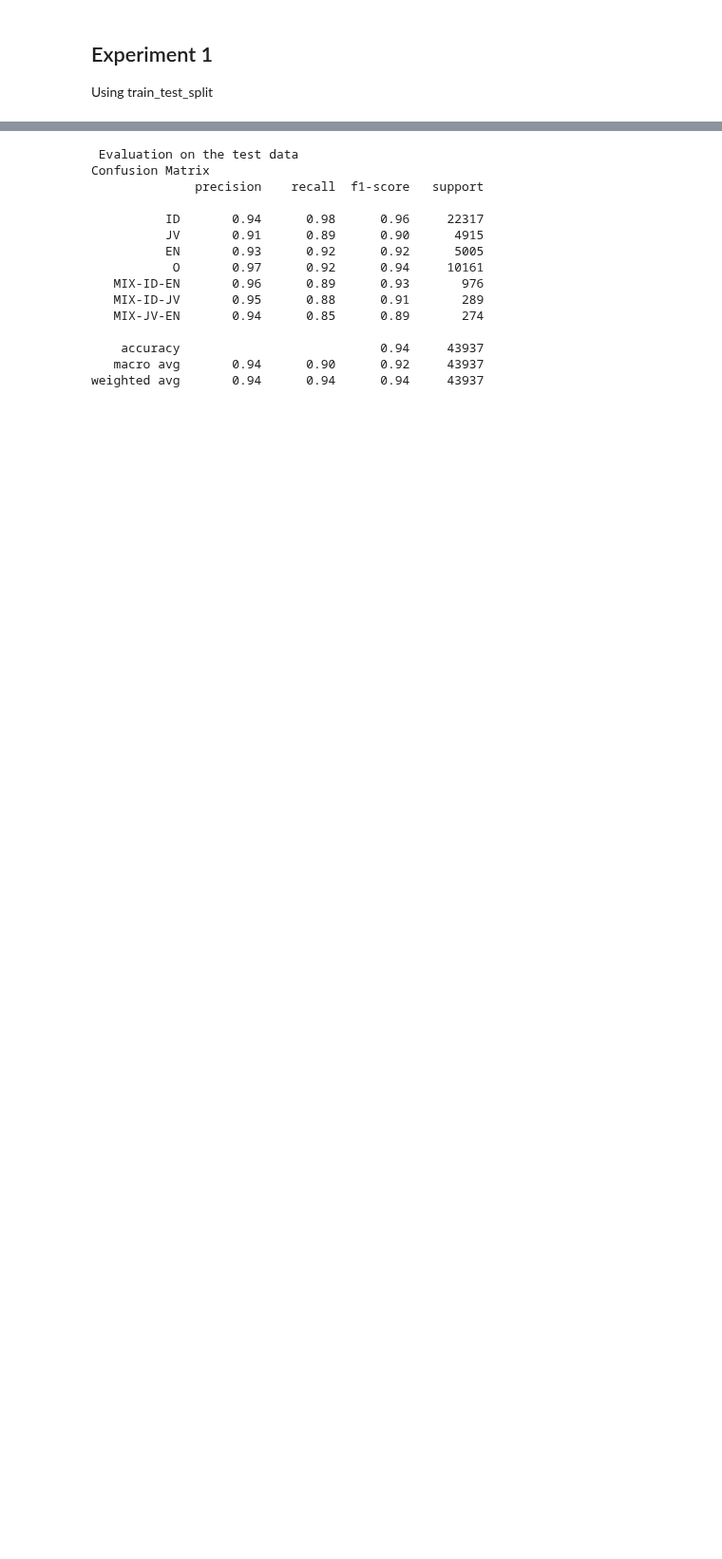
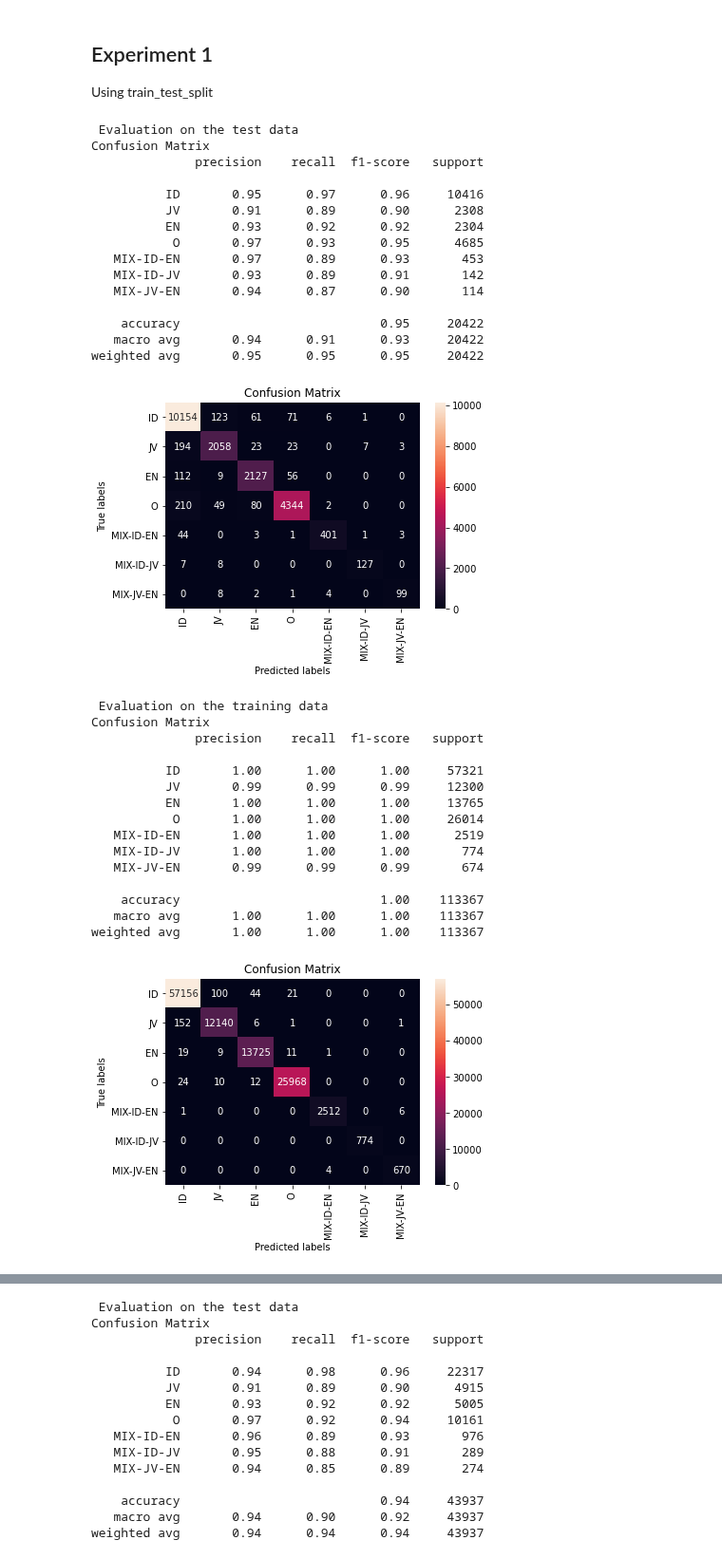
Before and after one commit to fathanick/Word-level-Indonesian-Javanese-English-code-mixed-language-identification, a Jupyter notebook: crf/comlid_crf.ipynb, the cells around one changed output, grey strips where cells are left out. Shown at 95% size. Cells and saved outputs as stored; diff of their text form; code cells hidden in the pictures; blank space fills up the shorter version.

```diff
--- a/crf/comlid_crf.ipynb
+++ b/crf/comlid_crf.ipynb
@@ -9,3 +9,38 @@ langid = LanguageIdentifier()
 Using train_test_split
 # %%
 data = read_tsv('../dataset/all-merged-data-140422.tsv')
+# %%
+langid.pipeline_merge(data, test_size=0.15, model_name='model_merge_8_2.pkl')
+# %% [output]
+ Evaluation on the test data
+Confusion Matrix
+              precision    recall  f1-score   support
+
+          ID       0.95      0.97      0.96     10416
+          JV       0.91      0.89      0.90      2308
+          EN       0.93      0.92      0.92      2304
+           O       0.97      0.93      0.95      4685
+   MIX-ID-EN       0.97      0.89      0.93       453
+   MIX-ID-JV       0.93      0.89      0.91       142
+   MIX-JV-EN       0.94      0.87      0.90       114
+
+    accuracy                           0.95     20422
+   macro avg       0.94      0.91      0.93     20422
+weighted avg       0.95      0.95      0.95     20422
+[figure, added]
+ Evaluation on the training data
+Confusion Matrix
+              precision    recall  f1-score   support
+
+          ID       1.00      1.00      1.00     57321
+          JV       0.99      0.99      0.99     12300
+          EN       1.00      1.00      1.00     13765
+           O       1.00      1.00      1.00     26014
+   MIX-ID-EN       1.00      1.00      1.00      2519
+   MIX-ID-JV       1.00      1.00      1.00       774
+   MIX-JV-EN       0.99      0.99      0.99       674
+
+    accuracy                           1.00    113367
+   macro avg       1.00      1.00      1.00    113367
+weighted avg       1.00      1.00      1.00    113367
+[figure, added]
```
Also changed, not shown: parts of 1 cell of this notebook, 6 other files.
